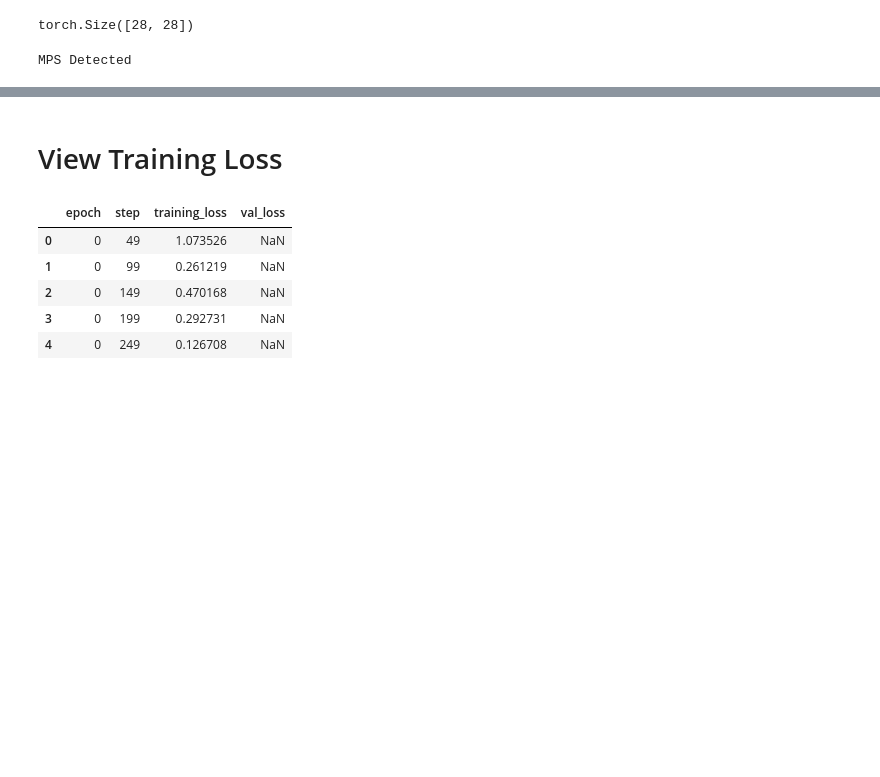
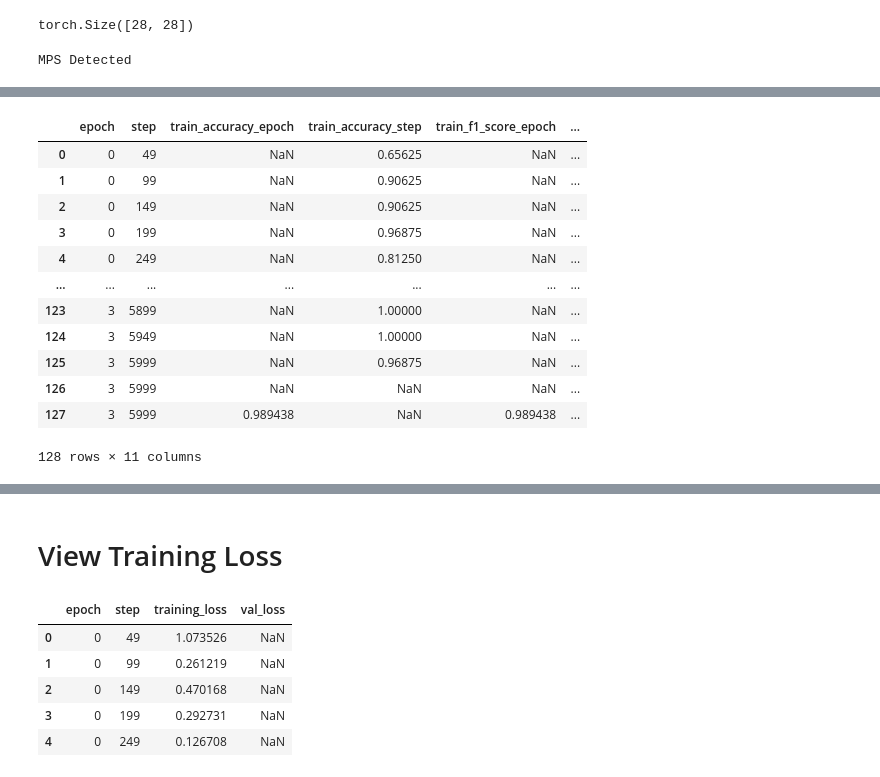
Before and after one commit to Kashiwaba23/pytorch_lightning_practice, a Jupyter notebook: MNIST_model.ipynb, the cells around one changed output, grey strips where cells are left out. Cells and saved outputs as stored; diff of their text form; code cells hidden in the pictures; blank space fills up the shorter version.

```diff
--- a/MNIST_model.ipynb
+++ b/MNIST_model.ipynb
@@ -167,0 +179,17 @@ HPU available: False, using: 0 HPUs
+# %%
+log_dict_logs_df = pd.read_csv('/Users/ryantenbarge/code/playground/pytorch_lightning_practice/lightning_logs/version_8/metrics.csv')
+log_dict_logs_df
+# %% [output]
+|  | epoch | step | train_accuracy_epoch | train_accuracy_step | train_f1_score_epoch | ... |
+| 0 | 0 | 49 | NaN | 0.65625 | NaN | ... |
+| 1 | 0 | 99 | NaN | 0.90625 | NaN | ... |
+| 2 | 0 | 149 | NaN | 0.90625 | NaN | ... |
+| 3 | 0 | 199 | NaN | 0.96875 | NaN | ... |
+| 4 | 0 | 249 | NaN | 0.81250 | NaN | ... |
+| ... | ... | ... | ... | ... | ... | ... |
+| 123 | 3 | 5899 | NaN | 1.00000 | NaN | ... |
+| 124 | 3 | 5949 | NaN | 1.00000 | NaN | ... |
+| 125 | 3 | 5999 | NaN | 0.96875 | NaN | ... |
+| 126 | 3 | 5999 | NaN | NaN | NaN | ... |
+| 127 | 3 | 5999 | 0.989438 | NaN | 0.989438 | ... |
+128 rows × 11 columns
```
Also changed, not shown: parts of 14 cells of this notebook.
